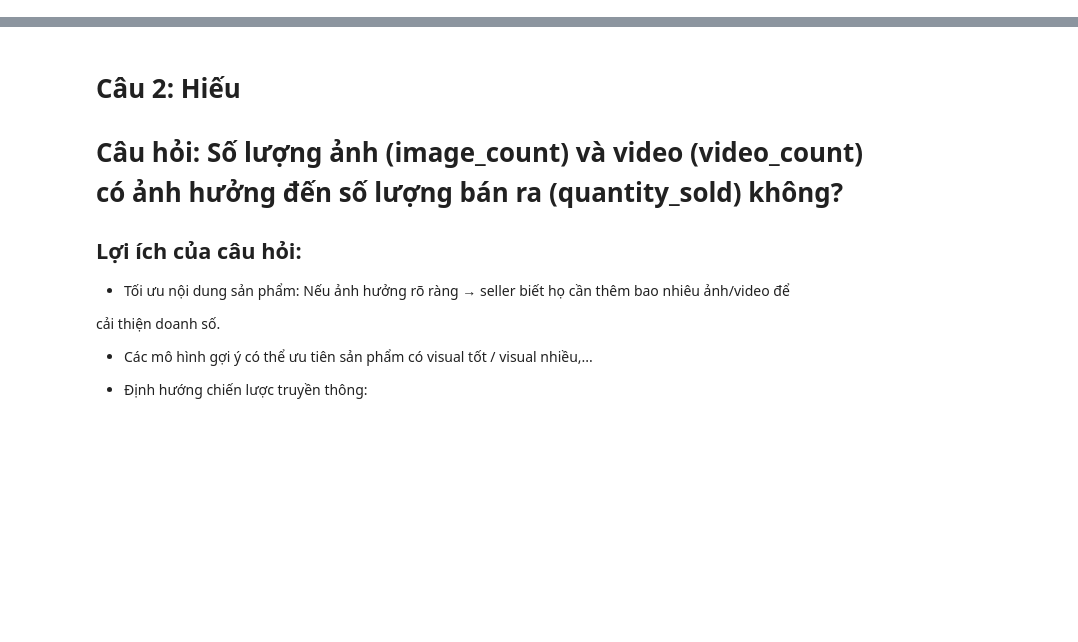
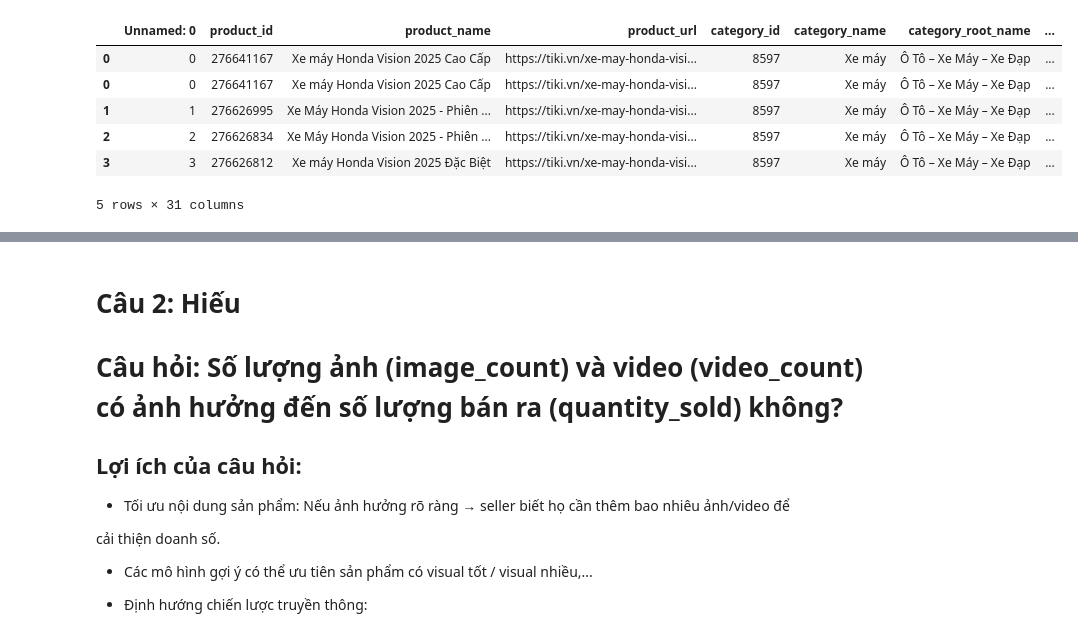
Before and after one commit to manhha2502/IntroductionToDataScience_Group09, a Jupyter notebook: notebooks/questions.ipynb, the cells around one changed output, grey strips where cells are left out. Drawn from its saved outputs; the diff is of its cells as text; code cells hidden in the pictures; blank space fills up the shorter version.

```diff
--- a/notebooks/questions.ipynb
+++ b/notebooks/questions.ipynb
@@ -68,0 +48,26 @@
+# %%
+# Bước 1: Chuẩn hoá + split
+origin_exploded = (
+    df['origin']
+    .str.replace('/', ',', regex=False)
+    .str.replace(';', ',', regex=False)
+    .str.split(',')
+    .explode()
+    .str.strip()
+    .replace('', pd.NA)
+    .dropna()
+)
+
+# Bước 2: Tạo cột mới cho origin đã clean và được tách
+df_origin = df.loc[origin_exploded.index].copy()
+df_origin['origin_clean'] = origin_exploded
+
+df_origin.head(5)
+# %% [output]
+|  | Unnamed: 0 | product_id | product_name | product_url | category_id | category_name | category_root_name | ... |
+| 0 | 0 | 276641167 | Xe máy Honda Vision 2025 Cao Cấp | https://tiki.vn/xe-may-honda-visi... | 8597 | Xe máy | Ô Tô – Xe Máy – Xe Đạp | ... |
+| 0 | 0 | 276641167 | Xe máy Honda Vision 2025 Cao Cấp | https://tiki.vn/xe-may-honda-visi... | 8597 | Xe máy | Ô Tô – Xe Máy – Xe Đạp | ... |
+| 1 | 1 | 276626995 | Xe Máy Honda Vision 2025 - Phiên ... | https://tiki.vn/xe-may-honda-visi... | 8597 | Xe máy | Ô Tô – Xe Máy – Xe Đạp | ... |
+| 2 | 2 | 276626834 | Xe Máy Honda Vision 2025 - Phiên ... | https://tiki.vn/xe-may-honda-visi... | 8597 | Xe máy | Ô Tô – Xe Máy – Xe Đạp | ... |
+| 3 | 3 | 276626812 | Xe máy Honda Vision 2025 Đặc Biệt | https://tiki.vn/xe-may-honda-visi... | 8597 | Xe máy | Ô Tô – Xe Máy – Xe Đạp | ... |
+5 rows × 31 columns
```
Also changed, not shown: parts of 12 cells of this notebook, 6 other files.
